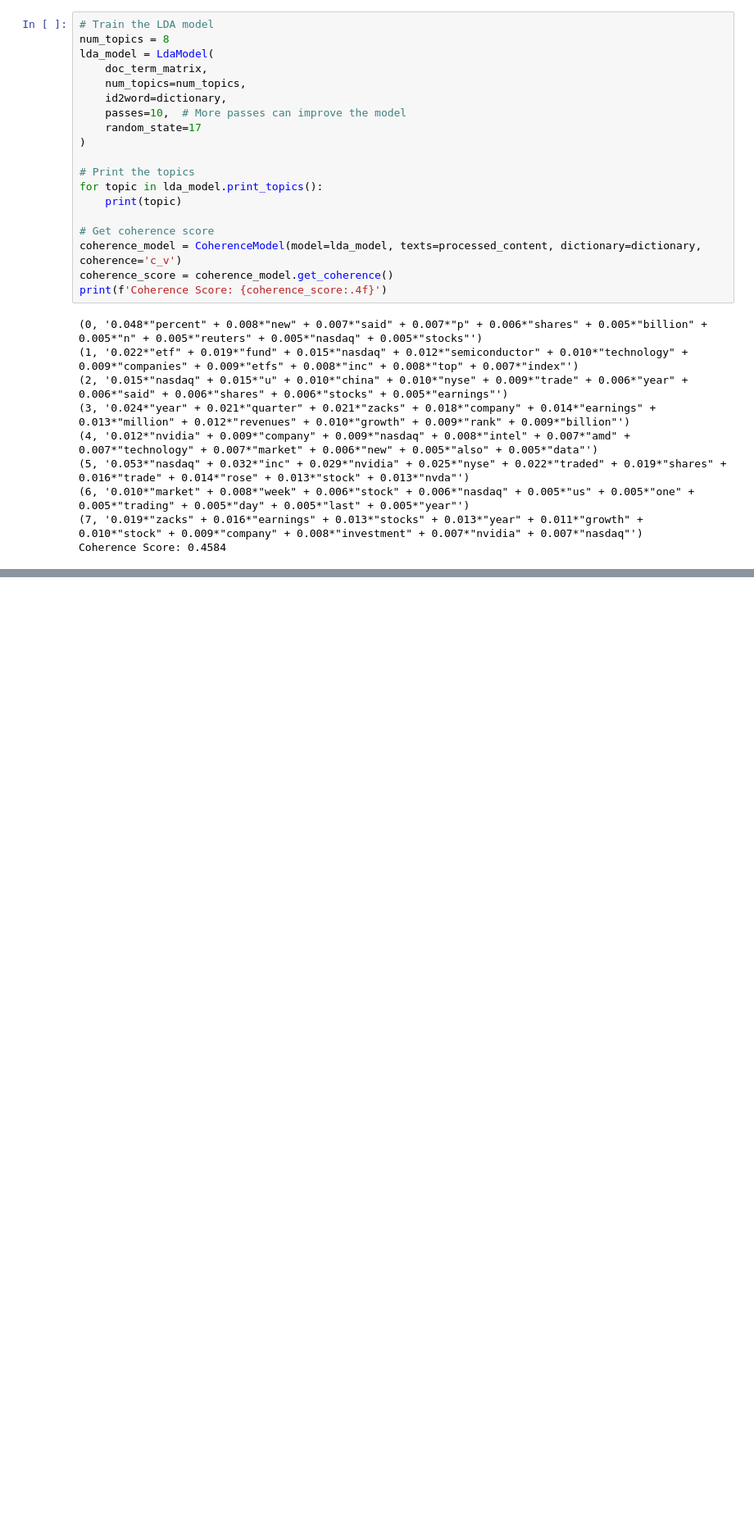
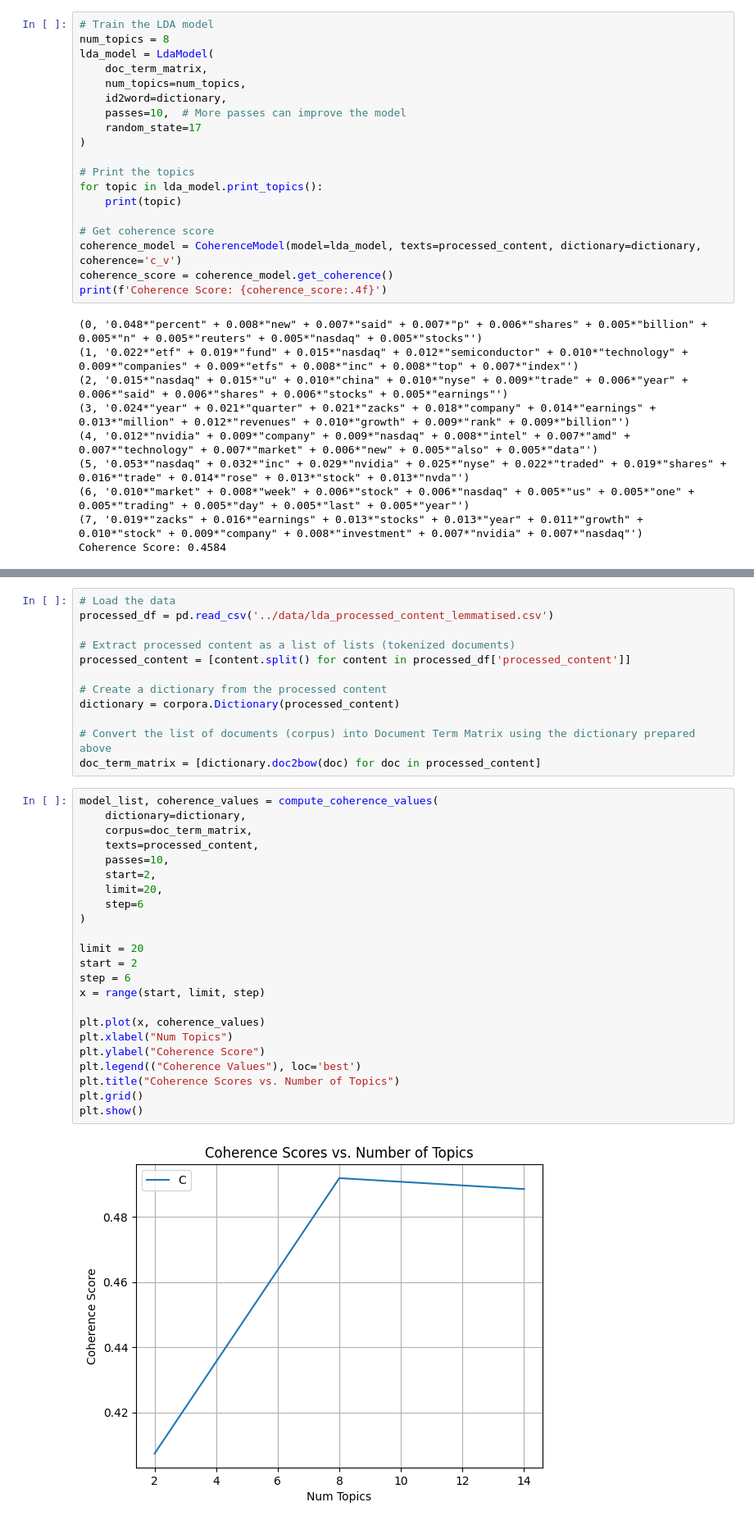
Before and after one commit to mehdigreefhorst/NLP-JADS, a Jupyter notebook: Assignment2/LDA/LDA.ipynb, the cells around one changed output, grey strips where cells are left out. Shown at 82% size. Saved outputs shown, nothing was run; the diff lists cells and outputs as text; blank space fills up the shorter version.

```diff
--- a/Assignment2/LDA/LDA.ipynb
+++ b/Assignment2/LDA/LDA.ipynb
@@ -145,0 +606,37 @@ pyLDAvis.display(vis)
+# %%
+# Load the data
+processed_df = pd.read_csv('../data/lda_processed_content_lemmatised.csv')
+
+# Extract processed content as a list of lists (tokenized documents)
+processed_content = [content.split() for content in processed_df['processed_content']]
+
+# Create a dictionary from the processed content
+dictionary = corpora.Dictionary(processed_content)
+
+# Convert the list of documents (corpus) into Document Term Matrix using the dictionary prepared above
+doc_term_matrix = [dictionary.doc2bow(doc) for doc in processed_content]
+# %%
+model_list, coherence_values = compute_coherence_values(
+    dictionary=dictionary,
+    corpus=doc_term_matrix,
+    texts=processed_content,
+    passes=10,
+    start=2,
+    limit=20,
+    step=6
+)
+
+limit = 20
+start = 2
+step = 6
+x = range(start, limit, step)
+
+plt.plot(x, coherence_values)
+plt.xlabel("Num Topics")
+plt.ylabel("Coherence Score")
+plt.legend(("Coherence Values"), loc='best')
+plt.title("Coherence Scores vs. Number of Topics")
+plt.grid()
+plt.show()
+# %% [output]
+[figure, added]
```
Also changed, not shown: parts of 39 cells of this notebook, 1 other file.
